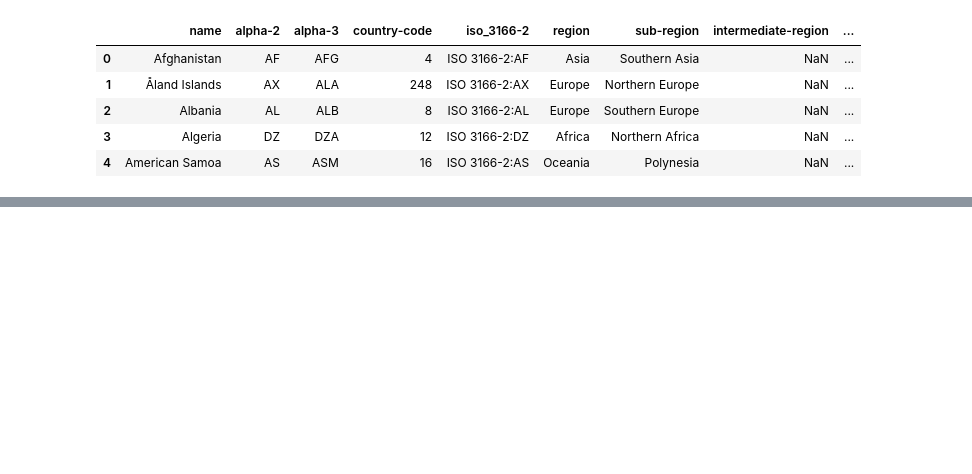
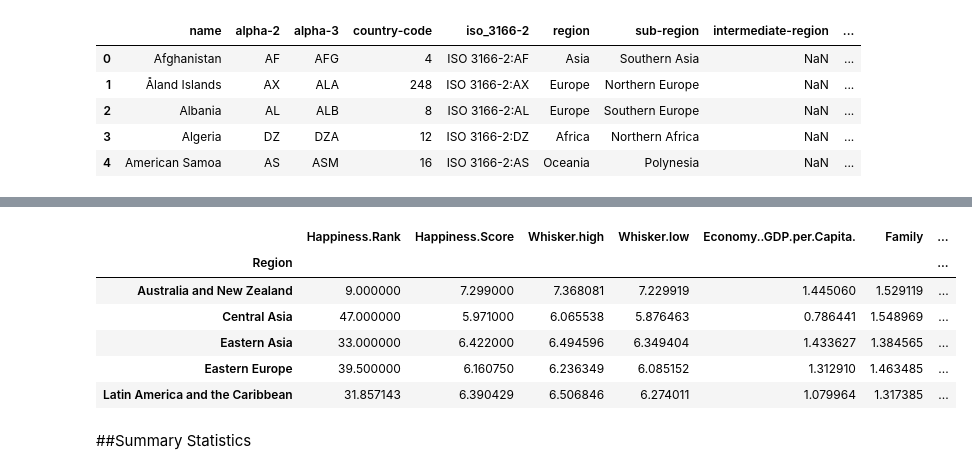
Before and after one commit to JuliaAlsop/An-analysis-of-world-happiness, a Jupyter notebook: Region_Country_Carolina/Carolina_Top_50.ipynb, the cells around one changed output, grey strips where cells are left out. Saved outputs shown, nothing was run; the diff lists cells and outputs as text; code cells hidden in the pictures; blank space fills up the shorter version.

```diff
--- a/Region_Country_Carolina/Carolina_Top_50.ipynb
+++ b/Region_Country_Carolina/Carolina_Top_50.ipynb
@@ -70,0 +91,22 @@ merged_df.head(10)
+# %%
+# Using GroupBy in order to separate the data into fields according to "state" values
+grouped_regions_df = clean_df.groupby(['sub-region']).mean()
+
+# Write data to CSV
+grouped_regions_df.to_csv('grouped_regions_df.csv')
+
+#Rename columns
+grouped_regions_df.index.name = 'Region'
+
+# Display
+grouped_regions_df.head(5)
+# %% [output]
+|  | Happiness.Rank | Happiness.Score | Whisker.high | Whisker.low | Economy..GDP.per.Capita. | Family | ... |
+| Region |  |  |  |  |  |  | ... |
+| Australia and New Zealand | 9.000000 | 7.299000 | 7.368081 | 7.229919 | 1.445060 | 1.529119 | ... |
+| Central Asia | 47.000000 | 5.971000 | 6.065538 | 5.876463 | 0.786441 | 1.548969 | ... |
+| Eastern Asia | 33.000000 | 6.422000 | 6.494596 | 6.349404 | 1.433627 | 1.384565 | ... |
+| Eastern Europe | 39.500000 | 6.160750 | 6.236349 | 6.085152 | 1.312910 | 1.463485 | ... |
+| Latin America and the Caribbean | 31.857143 | 6.390429 | 6.506846 | 6.274011 | 1.079964 | 1.317385 | ... |
+# %% [markdown]
+##Summary Statistics
```
Also changed, not shown: parts of 9 cells of this notebook, 4 other files.
